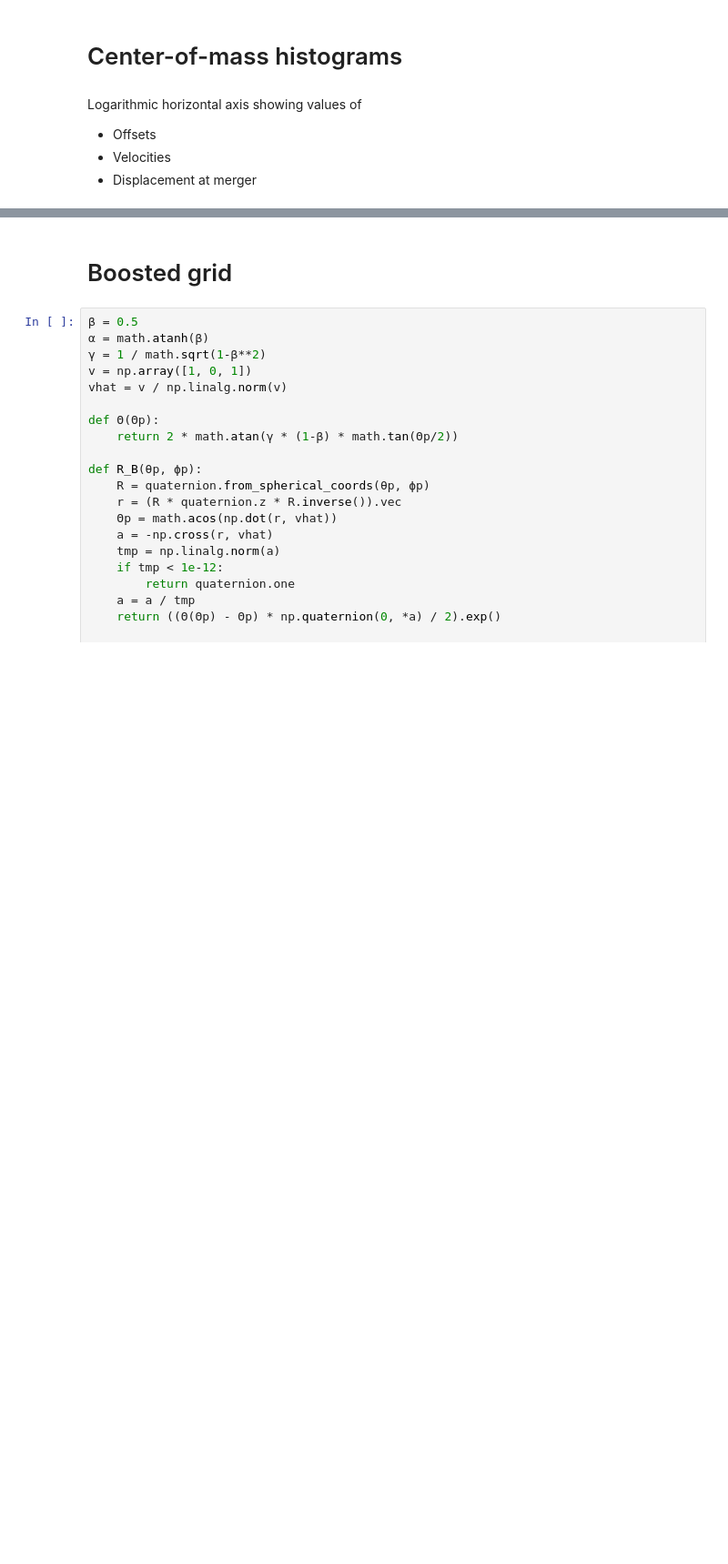
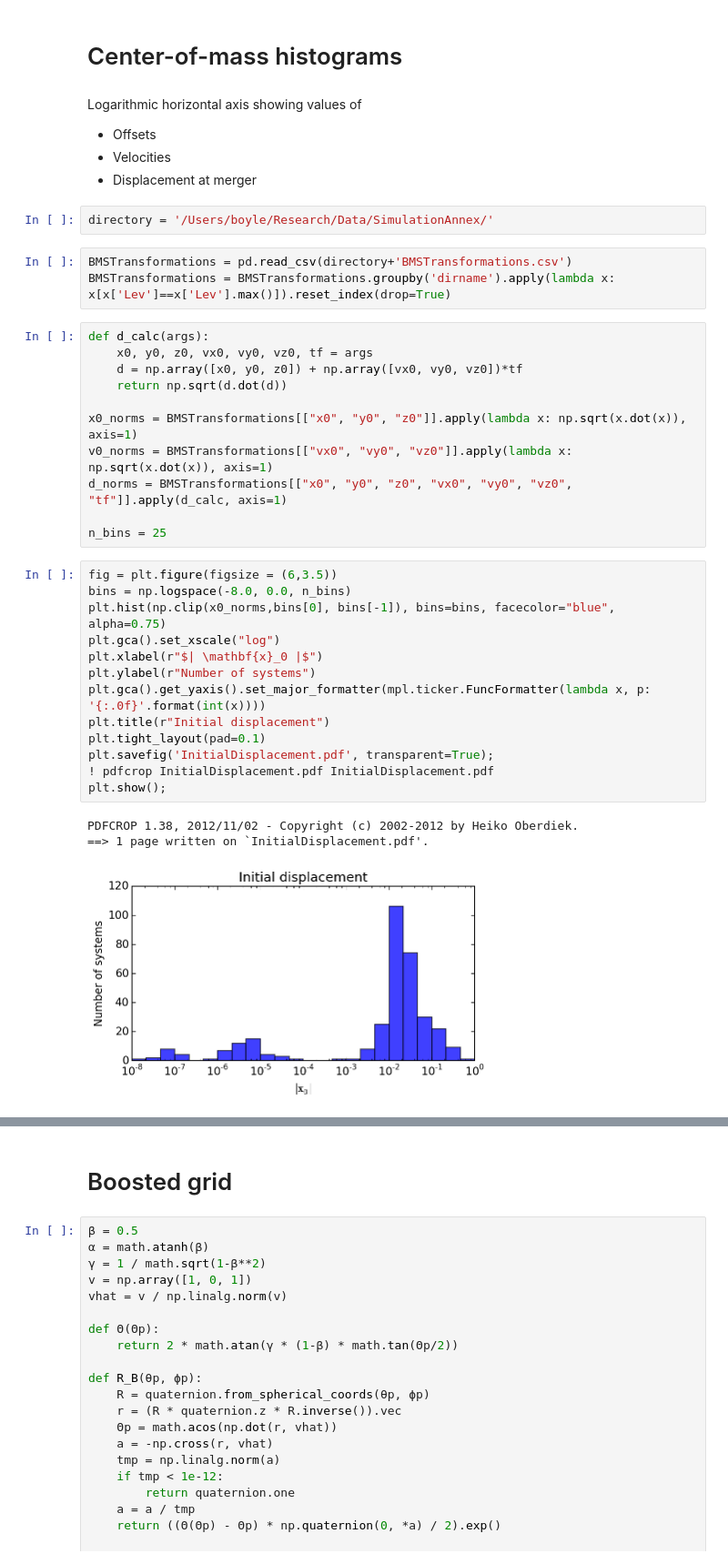
Before and after one commit to mobleTalks/SXS2015, a Jupyter notebook: Plots/Notes.ipynb, the cells around one changed output, grey strips where cells are left out. Shown at 91% size. Cells and saved outputs as stored; diff of their text form; blank space fills up the shorter version.

```diff
--- a/Plots/Notes.ipynb
+++ b/Plots/Notes.ipynb
@@ -21,3 +22,36 @@ Logarithmic horizontal axis showing values of
   * Offsets
   * Velocities
   * Displacement at merger
+# %%
+directory = '/Users/boyle/Research/Data/SimulationAnnex/'
+# %%
+BMSTransformations = pd.read_csv(directory+'BMSTransformations.csv')
+BMSTransformations = BMSTransformations.groupby('dirname').apply(lambda x: x[x['Lev']==x['Lev'].max()]).reset_index(drop=True)
+# %%
+def d_calc(args):
+    x0, y0, z0, vx0, vy0, vz0, tf = args
+    d = np.array([x0, y0, z0]) + np.array([vx0, vy0, vz0])*tf
+    return np.sqrt(d.dot(d))
+
+x0_norms = BMSTransformations[["x0", "y0", "z0"]].apply(lambda x: np.sqrt(x.dot(x)), axis=1)
+v0_norms = BMSTransformations[["vx0", "vy0", "vz0"]].apply(lambda x: np.sqrt(x.dot(x)), axis=1)
+d_norms = BMSTransformations[["x0", "y0", "z0", "vx0", "vy0", "vz0", "tf"]].apply(d_calc, axis=1)
+
+n_bins = 25
+# %%
+fig = plt.figure(figsize = (6,3.5))
+bins = np.logspace(-8.0, 0.0, n_bins)
+plt.hist(np.clip(x0_norms,bins[0], bins[-1]), bins=bins, facecolor="blue", alpha=0.75)
+plt.gca().set_xscale("log")
+plt.xlabel(r"$| \mathbf{x}_0 |$")
+plt.ylabel(r"Number of systems")
+plt.gca().get_yaxis().set_major_formatter(mpl.ticker.FuncFormatter(lambda x, p: '{:.0f}'.format(int(x))))
+plt.title(r"Initial displacement")
+plt.tight_layout(pad=0.1)
+plt.savefig('InitialDisplacement.pdf', transparent=True);
+! pdfcrop InitialDisplacement.pdf InitialDisplacement.pdf
+plt.show();
+# %% [output]
+PDFCROP 1.38, 2012/11/02 - Copyright (c) 2002-2012 by Heiko Oberdiek.
+==> 1 page written on `InitialDisplacement.pdf'.
+[figure, added]
```
Also changed, not shown: parts of 4 cells of this notebook, 2 other files.
